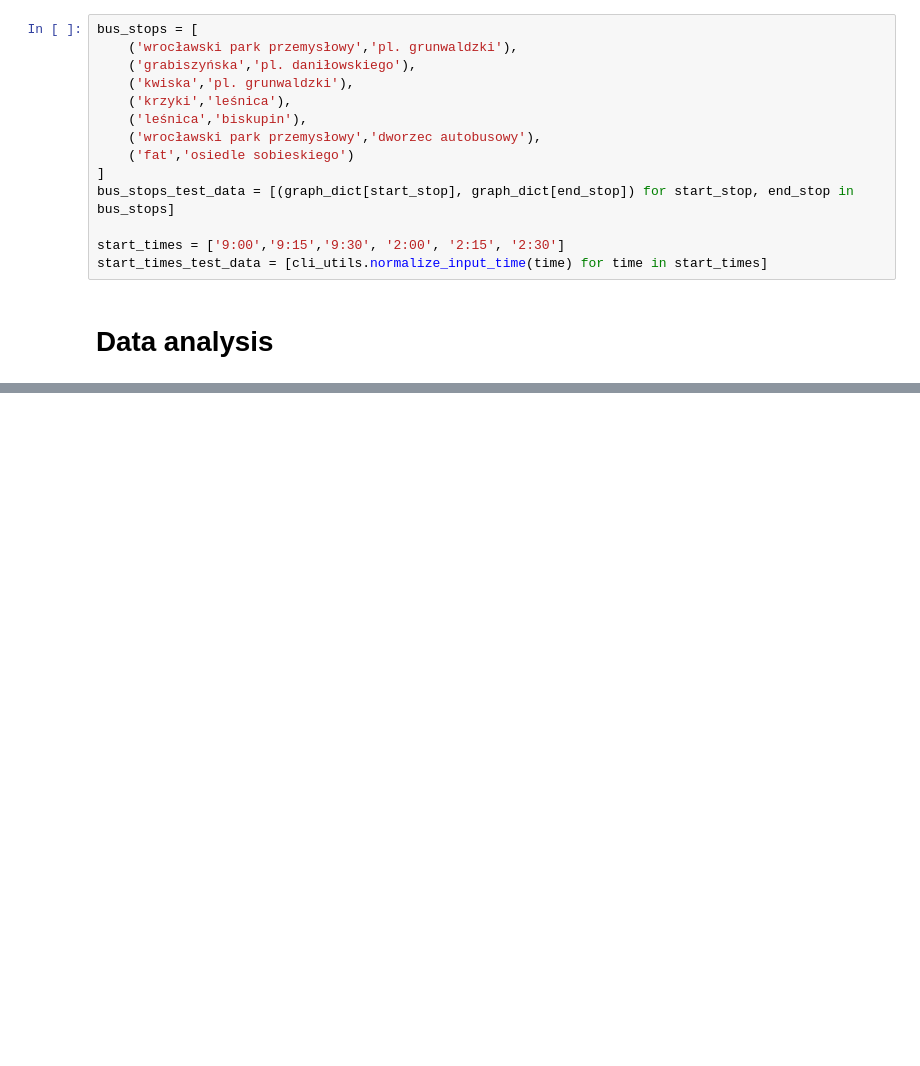
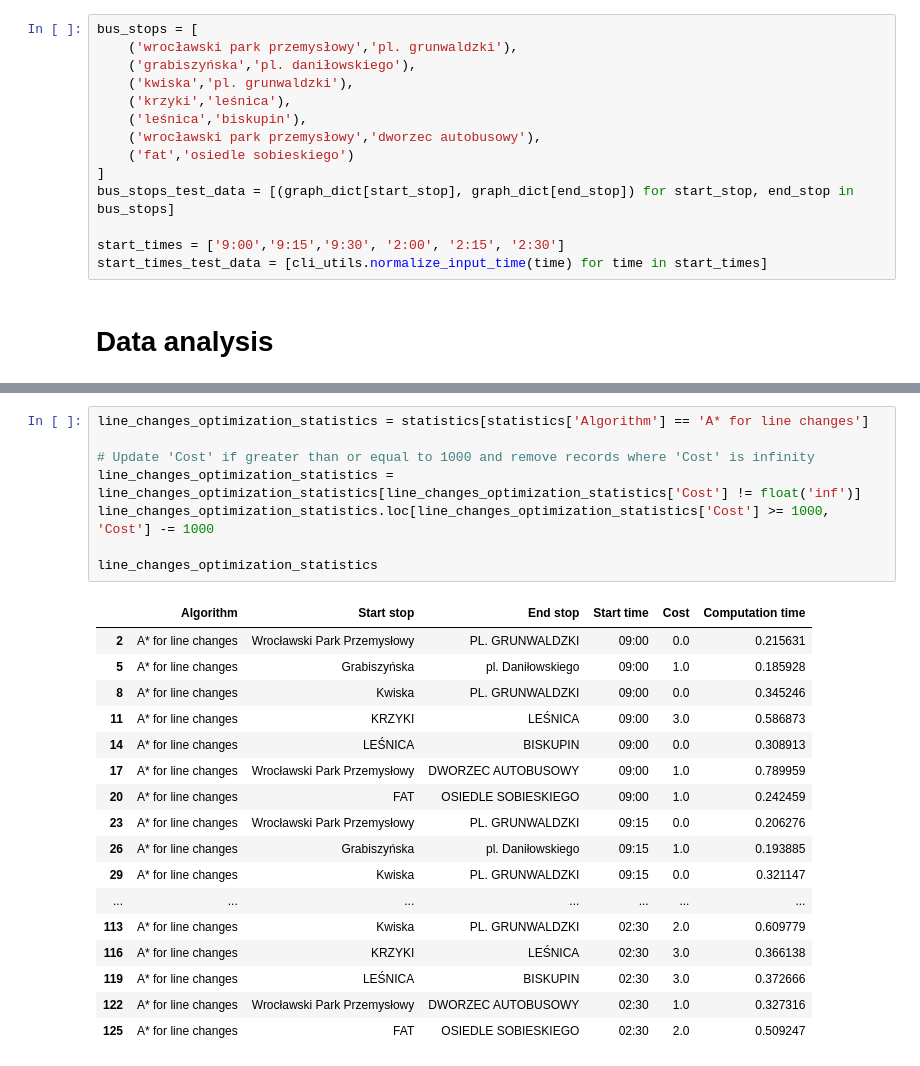
Before and after one commit to M4tth3wG/AI_KE, a Jupyter notebook: Lista_1/report.ipynb, the cells around one changed output, grey strips where cells are left out. Drawn from its saved outputs; the diff is of its cells as text; blank space fills up the shorter version.

```diff
--- a/Lista_1/report.ipynb
+++ b/Lista_1/report.ipynb
@@ -82,0 +115,26 @@ pivoted_time_optimization_statistics
+# %%
+line_changes_optimization_statistics = statistics[statistics['Algorithm'] == 'A* for line changes']
+
+# Update 'Cost' if greater than or equal to 1000 and remove records where 'Cost' is infinity
+line_changes_optimization_statistics = line_changes_optimization_statistics[line_changes_optimization_statistics['Cost'] != float('inf')]
+line_changes_optimization_statistics.loc[line_changes_optimization_statistics['Cost'] >= 1000, 'Cost'] -= 1000
+
+line_changes_optimization_statistics
+# %% [output]
+|  | Algorithm | Start stop | End stop | Start time | Cost | Computation time |
+| 2 | A* for line changes | Wrocławski Park Przemysłowy | PL. GRUNWALDZKI | 09:00 | 0.0 | 0.215631 |
+| 5 | A* for line changes | Grabiszyńska | pl. Daniłowskiego | 09:00 | 1.0 | 0.185928 |
+| 8 | A* for line changes | Kwiska | PL. GRUNWALDZKI | 09:00 | 0.0 | 0.345246 |
+| 11 | A* for line changes | KRZYKI | LEŚNICA | 09:00 | 3.0 | 0.586873 |
+| 14 | A* for line changes | LEŚNICA | BISKUPIN | 09:00 | 0.0 | 0.308913 |
+| 17 | A* for line changes | Wrocławski Park Przemysłowy | DWORZEC AUTOBUSOWY | 09:00 | 1.0 | 0.789959 |
+| 20 | A* for line changes | FAT | OSIEDLE SOBIESKIEGO | 09:00 | 1.0 | 0.242459 |
+| 23 | A* for line changes | Wrocławski Park Przemysłowy | PL. GRUNWALDZKI | 09:15 | 0.0 | 0.206276 |
+| 26 | A* for line changes | Grabiszyńska | pl. Daniłowskiego | 09:15 | 1.0 | 0.193885 |
+| 29 | A* for line changes | Kwiska | PL. GRUNWALDZKI | 09:15 | 0.0 | 0.321147 |
+| ... | ... | ... | ... | ... | ... | ... |
+| 113 | A* for line changes | Kwiska | PL. GRUNWALDZKI | 02:30 | 2.0 | 0.609779 |
+| 116 | A* for line changes | KRZYKI | LEŚNICA | 02:30 | 3.0 | 0.366138 |
+| 119 | A* for line changes | LEŚNICA | BISKUPIN | 02:30 | 3.0 | 0.372666 |
+| 122 | A* for line changes | Wrocławski Park Przemysłowy | DWORZEC AUTOBUSOWY | 02:30 | 1.0 | 0.327316 |
+| 125 | A* for line changes | FAT | OSIEDLE SOBIESKIEGO | 02:30 | 2.0 | 0.509247 |
```
Also changed, not shown: parts of 4 cells of this notebook.
